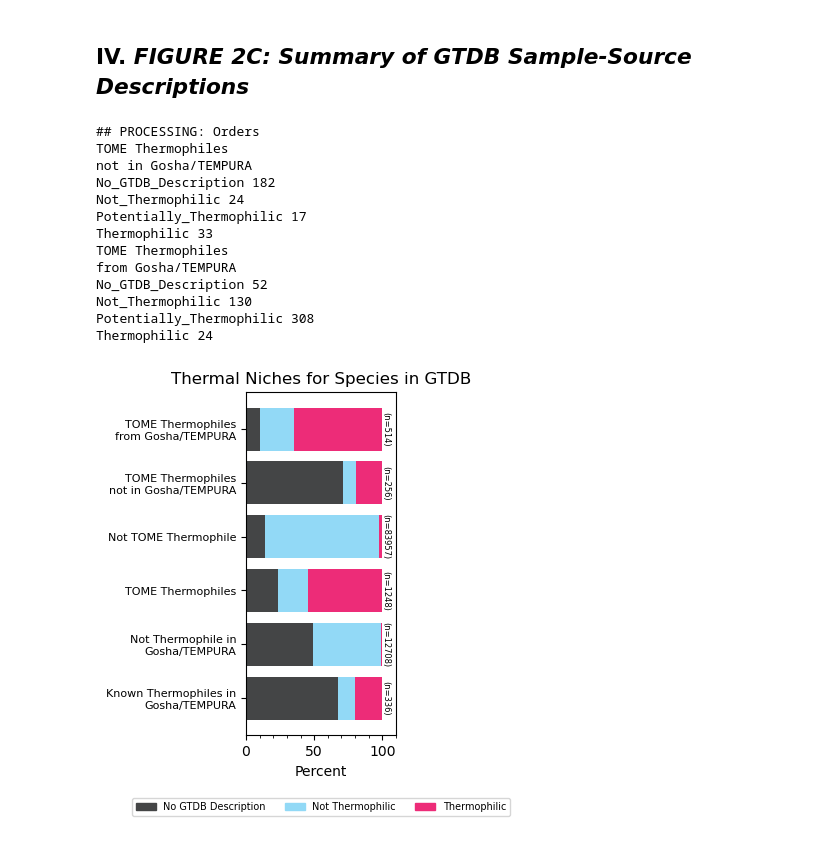
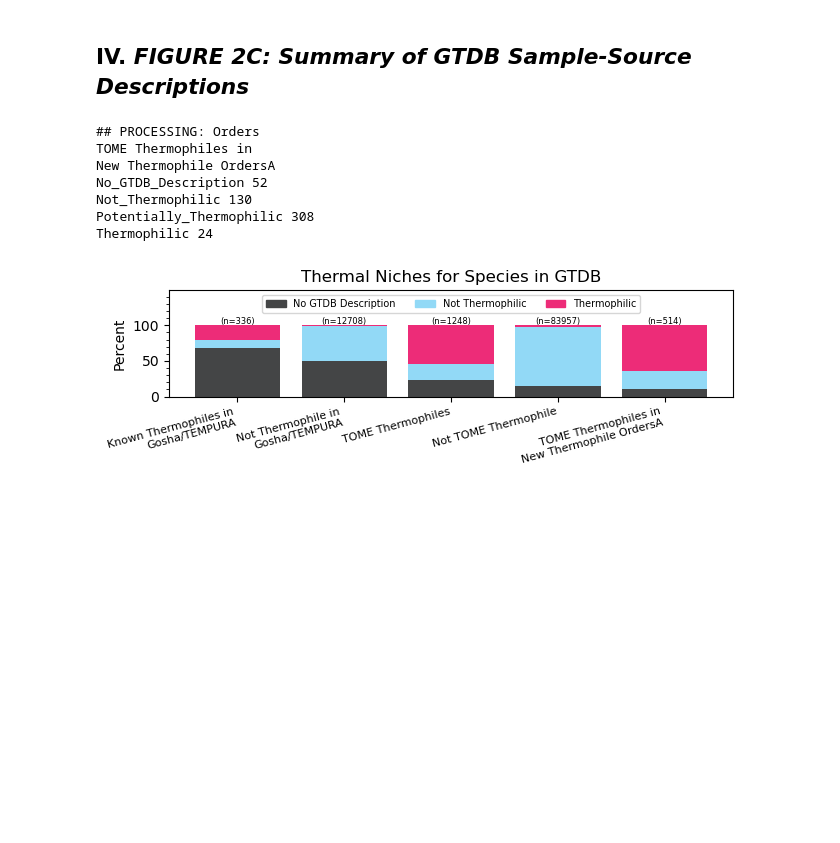
Before and after one commit to Doudna-lab/GARNET_DL, a Jupyter notebook: GTDB_RNA_Curation/Figure_2_OGT.ipynb, the cells around one changed output. Cells and saved outputs as stored; diff of their text form; code cells hidden in the pictures; blank space fills up the shorter version.

```diff
--- a/GTDB_RNA_Curation/Figure_2_OGT.ipynb
+++ b/GTDB_RNA_Curation/Figure_2_OGT.ipynb
@@ -326,8 +653,8 @@ for tax_col in ['Orders']:
     known_items = list(known_thermo_df[tax_col].unique())
     known_counts = known_thermo_df.loc[known_thermo_df.TOME_Predicted_OGT_Celsius >= 60].Manual_GTDB_Source_Classification.value_counts() #known_thermo_df.Manual_GTDB_Source_Classification.value_counts()
     unknown_counts = ogt_meta_df.loc[(~ogt_meta_df[tax_col].isin(known_items))&(ogt_meta_df.TOME_Predicted_OGT_Celsius >= 60)].Manual_GTDB_Source_Classification.value_counts()
-    count_dict = {f"TOME Thermophiles\nnot in Gosha/TEMPURA":known_counts,
-                  f"TOME Thermophiles\nfrom Gosha/TEMPURA":unknown_counts}
+    count_dict = {#f"TOME Thermophiles\nnot in Gosha/TEMPURA":known_counts,
+                  f"TOME Thermophiles in\nNew Thermophile {tax_col}A":unknown_counts}
 
     for key,counts in count_dict.items():
         ordered_counts = []
@@ -349,58 +676,47 @@ labels = ["No GTDB Description",
 n_categories = len(graph_contents)
 n_types = len(labels)
 ind = np.arange(n_categories)
 width = 0.7
 
-fig, ax = plt.subplots(figsize=(1.5,3.5))
+fig, ax = plt.subplots(figsize=(6.5, 2.25))
 
 # Colors for each type
 colors = [pub_darkest_grey,
           pub_cyan,
           pub_red,
           pub_red]
 
 # Stacked bar plot
-counter = 0
+bottom_values = np.zeros(n_categories)  # Correct initialization for stacking
 for i in range(n_types):
     type_values = [graph_contents[category][i] for category in categories]
-    if i == 0:
-        ax.barh(ind, type_values, label=labels[i], color=colors[i])
-        bottom_values = np.array(type_values)
-    else:
-        ax.barh(ind, type_values, left=bottom_values, label=labels[i], color=colors[i])
-        bottom_values += np.array(type_values)
-    counter+=1
+    ax.bar(ind, type_values, bottom=bottom_values, label=labels[i], color=colors[i])
+    bottom_values += np.array(type_values)
 
-ax.set_xlabel('Percent', size = 10)
-ax.set_xlim(0,110)
-#ax.set_ylim(0,8)
-ax.xaxis.set_minor_locator(ticker.AutoMinorLocator())
-ax.set_title('Thermal Niches for Species in GTDB', size = 12)#
-ax.set_yticks(ind)
-ax.set_yticklabels(categories, rotation=0, ha="right", size = 8)
+ax.set_ylabel('Percent', size=10)
+ax.set_ylim(0, 149)  # Ensure this range is appropriate for your data
+ax.yaxis.set_minor_locator(ticker.AutoMinorLocator())
+ax.set_title('Thermal Niches for Species in GTDB', size=12)
+ax.set_xticks(ind)
+ax.set_xticklabels(categories, rotation=15, ha="right", size=8)
+
 # ADD LABELS
 for i,total in enumerate(total_counts):
-    ax.text(102.5,i, f"(n={total})", ha = "center", va = "center", size = 6, rotation=270)
+    ax.text(i,105, f"(n={total})", ha = "center", va = "center", size = 6)
 # LEGEND FORMATTING
 legend_patches = [mpatches.Patch(color=color, label=label) for label, color in zip(labels[:-1], colors[:-1])]
-# Adjust bbox_to_anchor to position the legend below the graph, centered
-legend = ax.legend(handles=legend_patches, loc='lower center', bbox_to_anchor=(0.5, -0.25), fontsize=7, ncol=3)
+legend = ax.legend(handles=legend_patches, loc='upper center', bbox_to_anchor=(0.5, 1), fontsize=7, ncol=3)
+
 plt.subplots_adjust(left=0.00, right=1, top=0.99, bottom = .01)
 plt.tight_layout()
 plt.savefig("Figure_2C.svg")
 plt.show()
 # %% [output]
 ## PROCESSING: Orders
-TOME Thermophiles
-not in Gosha/TEMPURA
-No_GTDB_Description 182
-Not_Thermophilic 24
-Potentially_Thermophilic 17
-Thermophilic 33
-TOME Thermophiles
-from Gosha/TEMPURA
+TOME Thermophiles in
+New Thermophile OrdersA
 No_GTDB_Description 52
 Not_Thermophilic 130
 Potentially_Thermophilic 308
 Thermophilic 24
-[figure, old version]
+[figure, new version]
```
Also changed, not shown: parts of 7 cells of this notebook.
